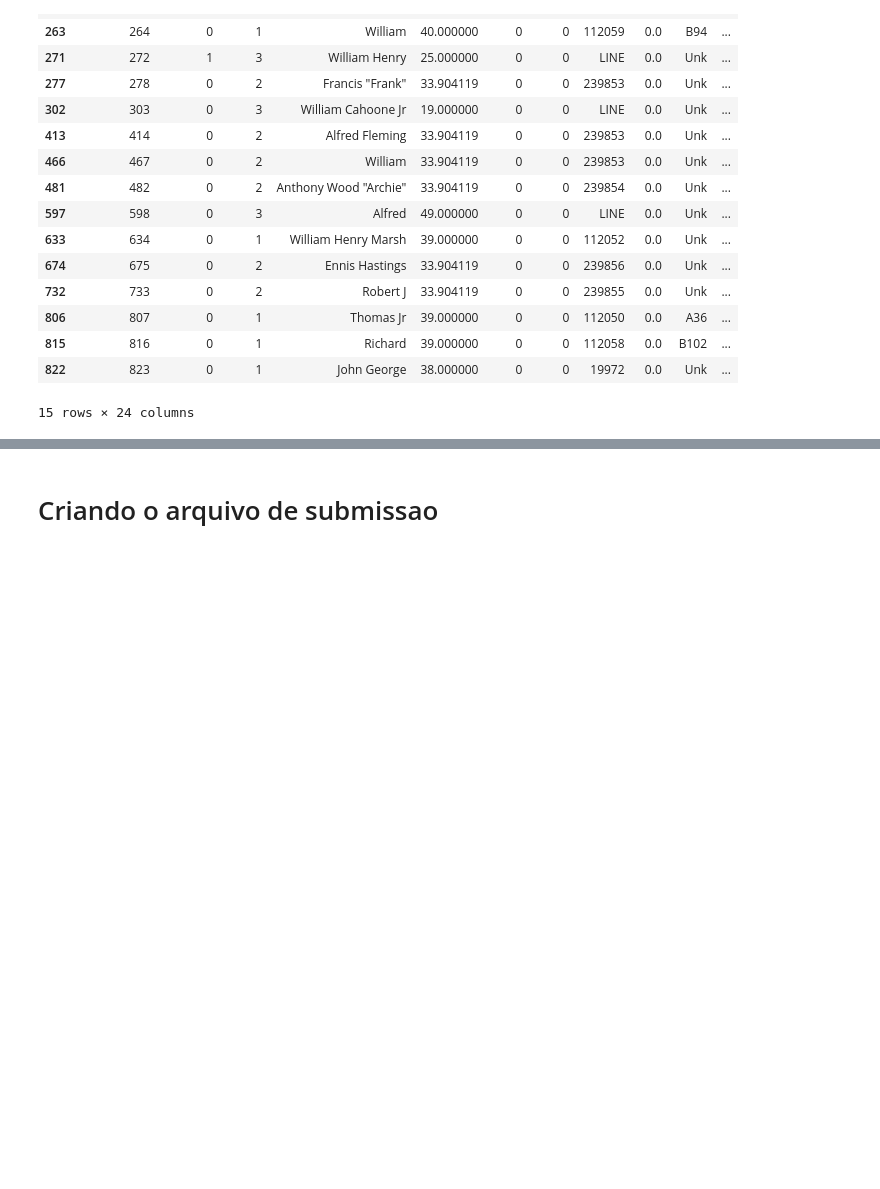
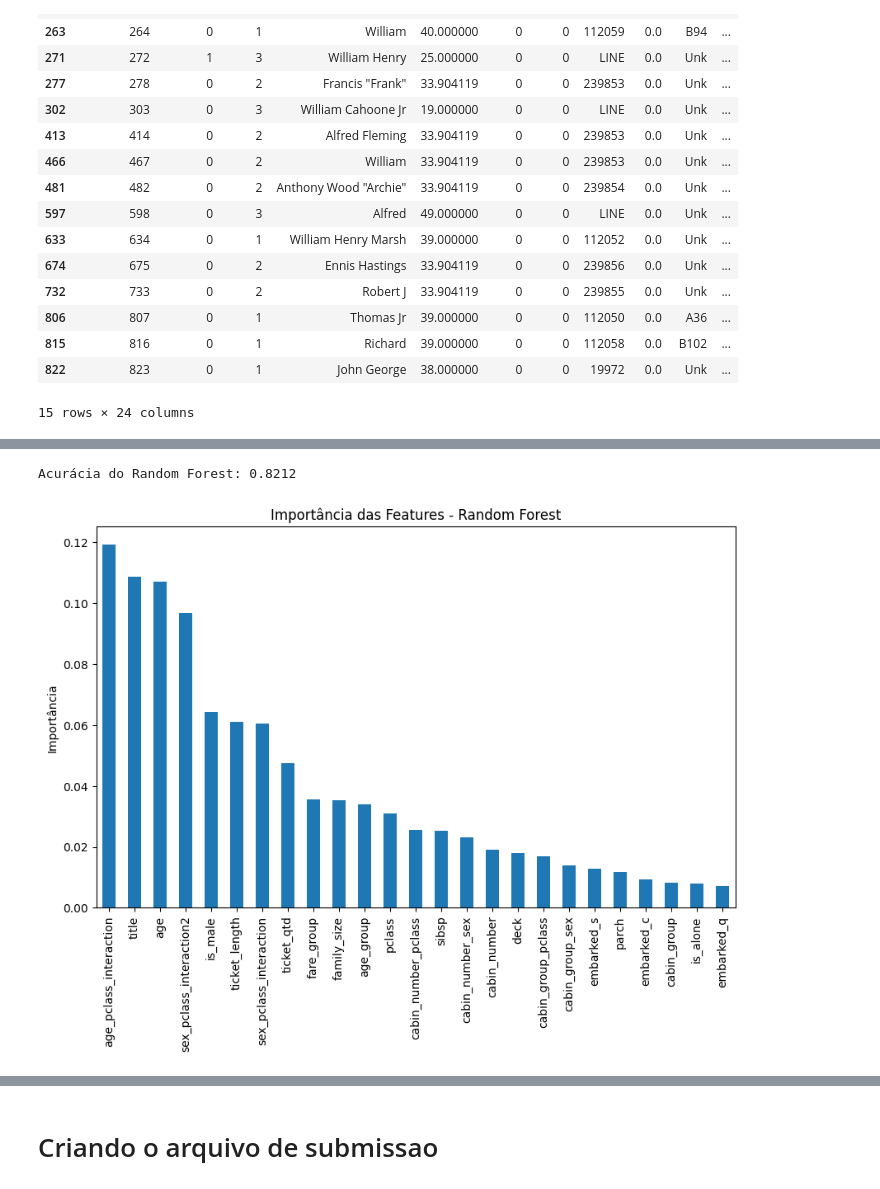
Before and after one commit to Gui-Sitton/KHAOS, a Jupyter notebook: Titanic/Notebooks/machine_learning.ipynb, the cells around one changed output, grey strips where cells are left out. Cells and saved outputs as stored; diff of their text form; code cells hidden in the pictures; blank space fills up the shorter version.

```diff
--- a/Titanic/Notebooks/machine_learning.ipynb
+++ b/Titanic/Notebooks/machine_learning.ipynb
@@ -150,0 +114,4 @@ df['sex_pclass_interaction'] = df['sex_pclass_interaction'].fillna(0)
+# %%
+from ML import last_FE
+df = last_FE(df)
+df
@@ -160,15 +198,15 @@ Index(['passengerid', 'survived', 'pclass', 'name', 'age', 'sibsp', 'parch',
 # %%
 #usar so colunas de grupo e nao a original caso tenha grupo
-features = [ 'pclass', 'age', 'sibsp', 'parch',
+features = ['pclass', 'age', 'sibsp', 'parch',
         'embarked_c', 'embarked_q', 'embarked_s',
        'age_group', 'is_male', 'cabin_group', 'title',
        'family_size', 'fare_group', 'is_alone', 'ticket_length', 'ticket_qtd',
-       'sex_pclass_interaction']
+       'sex_pclass_interaction','age_pclass_interaction',
+       'sex_pclass_interaction2', 'deck','cabin_number', 'cabin_number_sex',
+       'cabin_number_pclass', 'cabin_group_sex', 'cabin_group_pclass']
 target = 'survived'
 
-# Codificar variáveis categóricas usando One-Hot Encoding
 X = df[features]
-#X = pd.get_dummies(df[features], drop_first=True)
 y = df[target]
 
 # Dividir os dados em conjuntos de treino e teste
@@ -199,0 +239,31 @@ Acurácia Stacking: 0.8268156424581006
+# %%
+from sklearn.ensemble import RandomForestClassifier
+from sklearn.metrics import accuracy_score
+import matplotlib.pyplot as plt
+import pandas as pd
+import numpy as np
+
+# Treinando o modelo de Random Forest
+rf_model = RandomForestClassifier(random_state=42)
+rf_model.fit(X_train, y_train)
+
+# Prevendo com o conjunto de teste
+y_pred_rf = rf_model.predict(X_test)
+
+# Avaliando o desempenho do modelo
+rf_accuracy = accuracy_score(y_test, y_pred_rf)
+print(f"Acurácia do Random Forest: {rf_accuracy:.4f}")
+
+# Importância das Features no Random Forest
+rf_feature_importance = pd.Series(rf_model.feature_importances_, index=X_train.columns)
+rf_feature_importance = rf_feature_importance.sort_values(ascending=False)
+
+# Plotando a importância das features
+plt.figure(figsize=(10,6))
+rf_feature_importance.plot(kind='bar')
+plt.title('Importância das Features - Random Forest')
+plt.ylabel('Importância')
+plt.show()
+# %% [output]
+Acurácia do Random Forest: 0.8212
+[figure, added]
```
Also changed, not shown: parts of 26 cells of this notebook.
